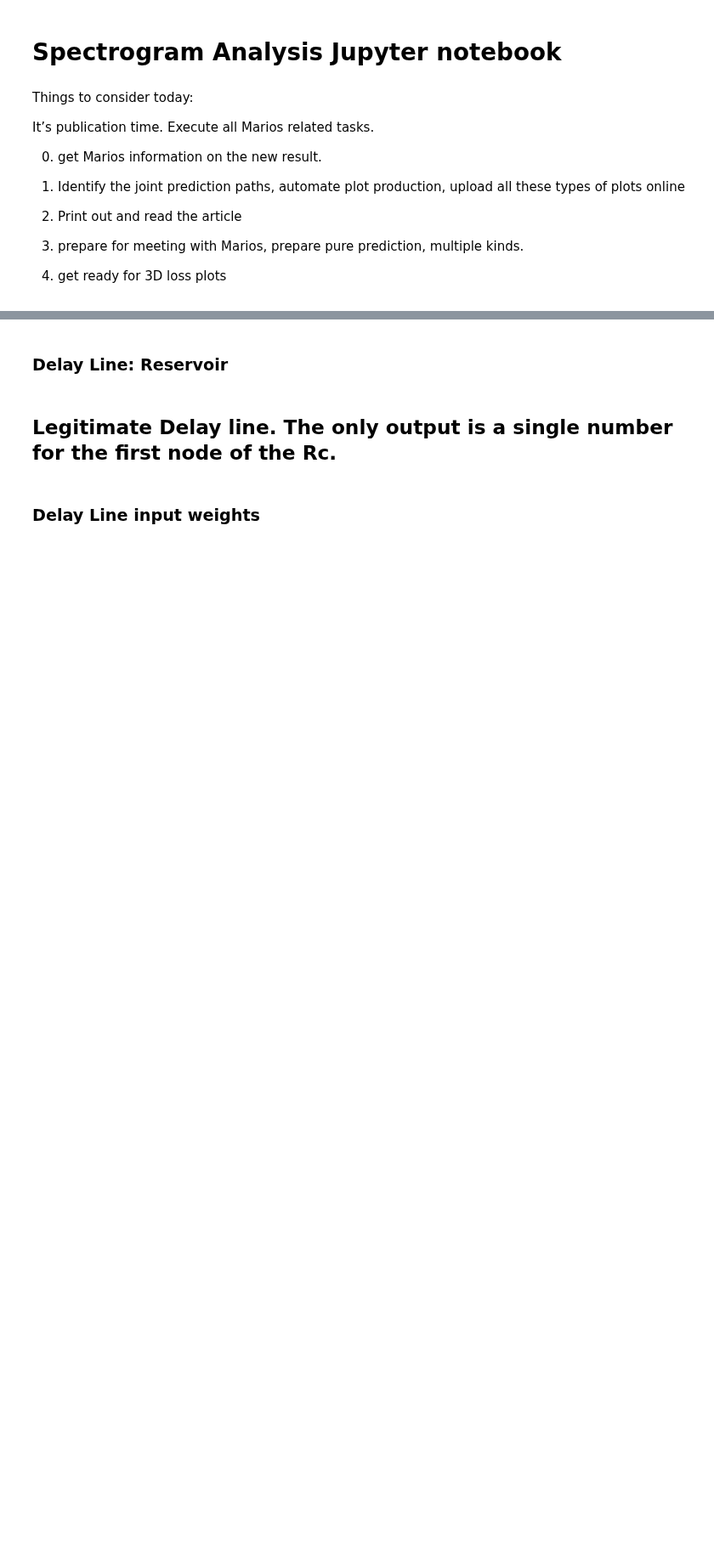
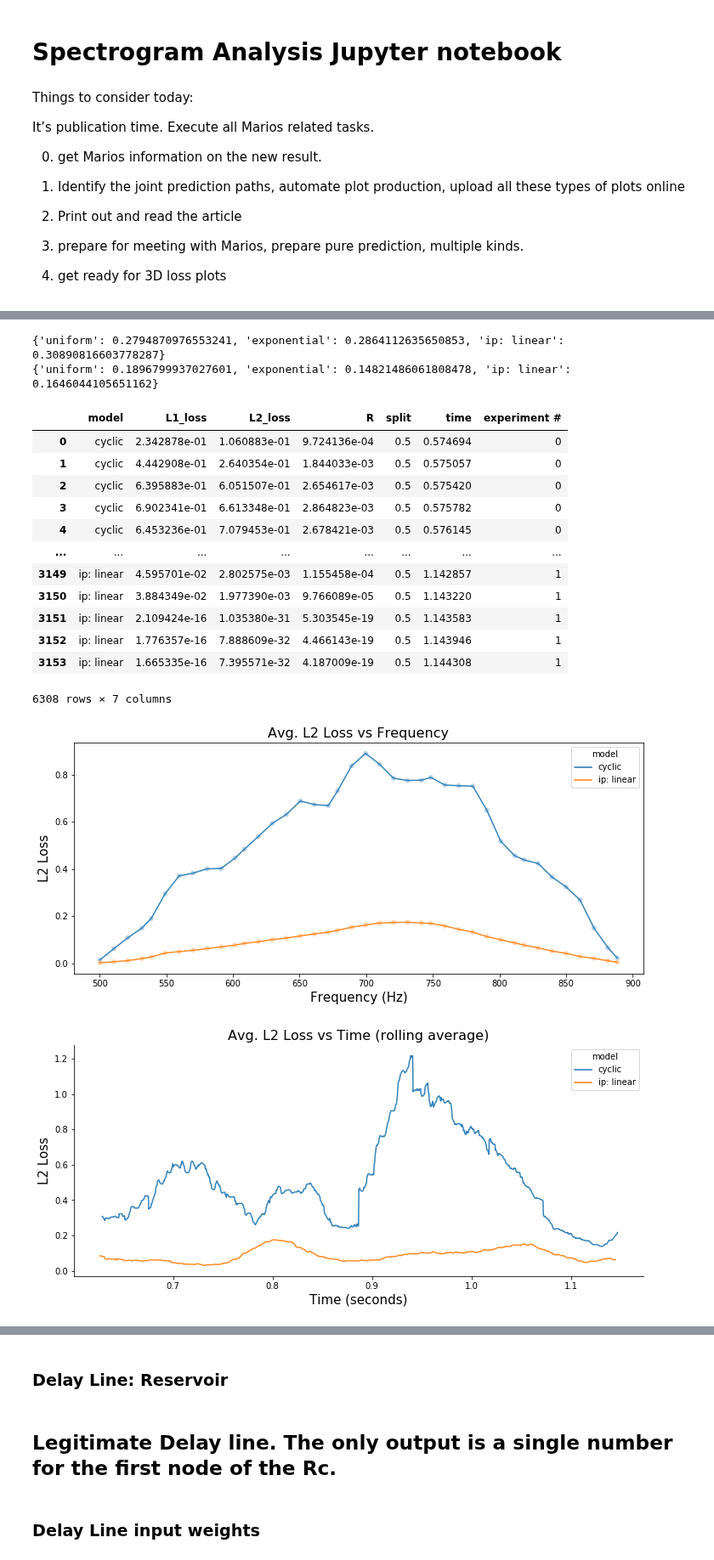
Before and after one commit to blindedjoy/Reservoir, a Jupyter notebook: MARIOS/Analysis.ipynb, the cells around one changed output, grey strips where cells are left out. Shown at 85% size. Cells and saved outputs as stored; diff of their text form; code cells hidden in the pictures; blank space fills up the shorter version.

```diff
--- a/MARIOS/Analysis.ipynb
+++ b/MARIOS/Analysis.ipynb
@@ -123,0 +175,6 @@ dl_expers = EchoStateAnalysis(dl_path_list, model = "delay_line",
+# %%
+random_path_list = glob.glob('final_results/*random.pickle')
+print(random_path_list)
+
+random_expers = EchoStateAnalysis(random_path_list, model = "uniform",
+                              ip_use_observers = True, ip_method = "linear")
@@ -124,4 +199,9 @@ dl_expers = EchoStateAnalysis(dl_path_list, model = "delay_line",
 # %%
-dl_expers.experiment_lst[0]["nrmse"]
-dl_expers.experiment_lst[0].keys()
-dl_expers.experiment_lst[0]["best arguments"]
+for i, exper in enumerate(random_expers.experiment_lst):
+    score = exper["nrmse"]
+    print(score)
+#dl_expers.experiment_lst[0].keys()
+#dl_expers.experiment_lst[0]["best arguments"]
+# %% [output]
+{'uniform': 0.2794870976553241, 'exponential': 0.2864112635650853, 'ip: linear': 0.30890816603778287}
+{'uniform': 0.1896799937027601, 'exponential': 0.14821486061808478, 'ip: linear': 0.1646044105651162}
@@ -135,0 +208,21 @@ time_plot(dl_expers, experiment_num = 0, rolling = 150, save = "obs_4_time",
+# %%
+#dl_expers.hyper_parameter_plot()
+n = 0
+hi = [dl_expers, random_expers]
+quick_plot(n, hi) #3 cyclic is 500 to 900 Hz, 3 is 150 to 500 Hz
+# %% [output]
+|  | model | L1_loss | L2_loss | R | split | time | experiment # |
+| 0 | cyclic | 2.342878e-01 | 1.060883e-01 | 9.724136e-04 | 0.5 | 0.574694 | 0 |
+| 1 | cyclic | 4.442908e-01 | 2.640354e-01 | 1.844033e-03 | 0.5 | 0.575057 | 0 |
+| 2 | cyclic | 6.395883e-01 | 6.051507e-01 | 2.654617e-03 | 0.5 | 0.575420 | 0 |
+| 3 | cyclic | 6.902341e-01 | 6.613348e-01 | 2.864823e-03 | 0.5 | 0.575782 | 0 |
+| 4 | cyclic | 6.453236e-01 | 7.079453e-01 | 2.678421e-03 | 0.5 | 0.576145 | 0 |
+| ... | ... | ... | ... | ... | ... | ... | ... |
+| 3149 | ip: linear | 4.595701e-02 | 2.802575e-03 | 1.155458e-04 | 0.5 | 1.142857 | 1 |
+| 3150 | ip: linear | 3.884349e-02 | 1.977390e-03 | 9.766089e-05 | 0.5 | 1.143220 | 1 |
+| 3151 | ip: linear | 2.109424e-16 | 1.035380e-31 | 5.303545e-19 | 0.5 | 1.143583 | 1 |
+| 3152 | ip: linear | 1.776357e-16 | 7.888609e-32 | 4.466143e-19 | 0.5 | 1.143946 | 1 |
+| 3153 | ip: linear | 1.665335e-16 | 7.395571e-32 | 4.187009e-19 | 0.5 | 1.144308 | 1 |
+6308 rows × 7 columns
+[figure, added]
+[figure, added]
```
Also changed, not shown: parts of 29 cells of this notebook, 13 other files.
